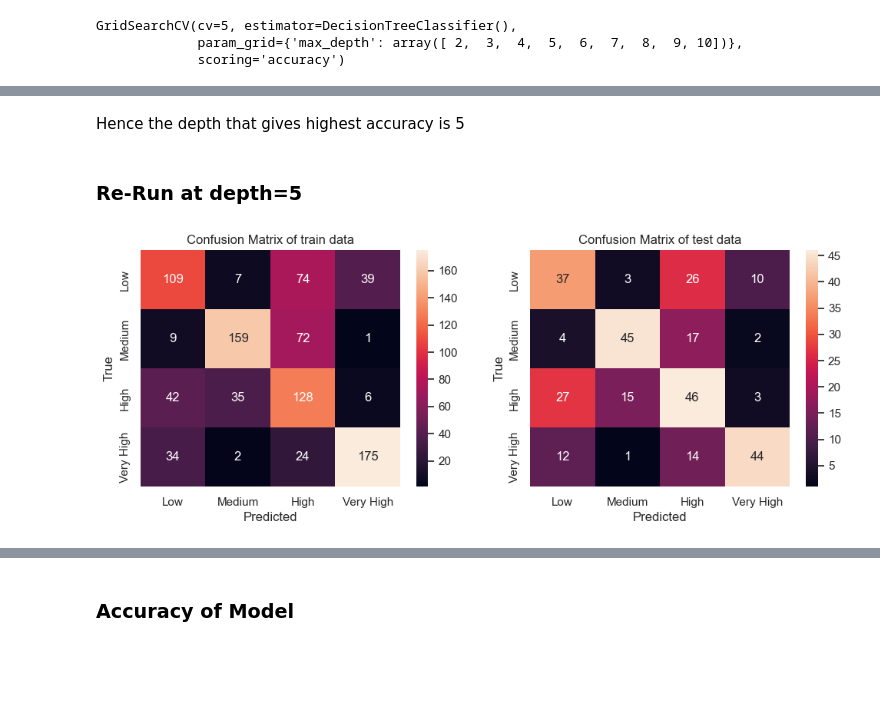
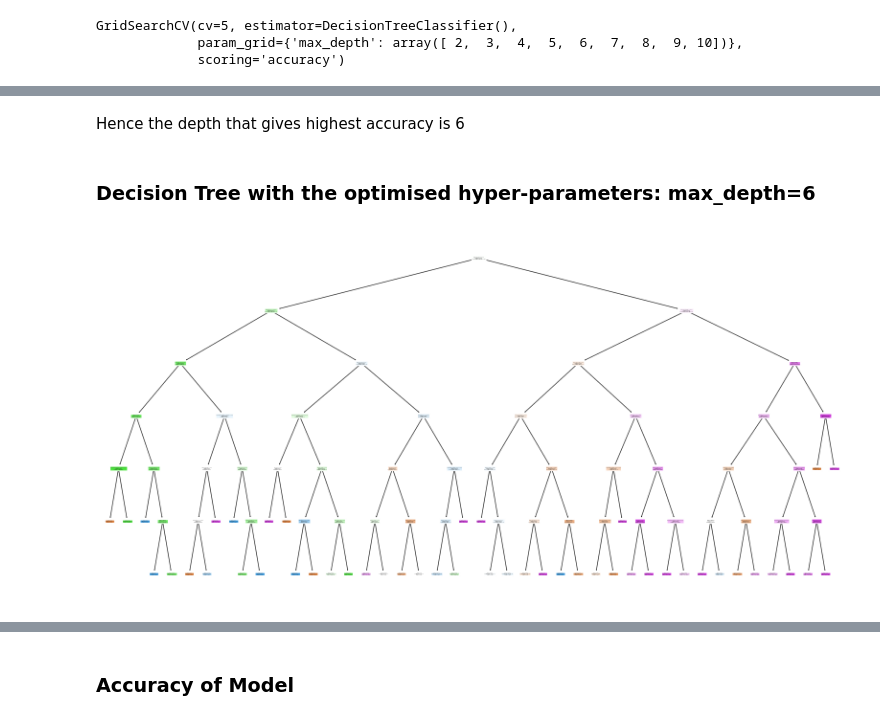
Before and after one commit to xubin0/SC1015_FDDB_Team4, a Jupyter notebook: SC1015 Project Final.ipynb, the cells around one changed output, grey strips where cells are left out. Cells and saved outputs as stored; diff of their text form; code cells hidden in the pictures; blank space fills up the shorter version.

```diff
--- a/SC1015 Project Final.ipynb
+++ b/SC1015 Project Final.ipynb
@@ -958,36 +963,14 @@ DecisionTreeClassifier(max_depth=5)
 # %% [markdown]
-Hence the depth that gives highest accuracy is 5
+Hence the depth that gives highest accuracy is 6
 # %% [markdown]
-### Re-Run at depth=5
+### Decision Tree with the optimised hyper-parameters: max_depth=6
 # %%
 # Initialize and train the decision tree classifier
-dt_improved = DecisionTreeClassifier(max_depth=5)
+dt_improved = DecisionTreeClassifier(max_depth=6)
 dt_improved.fit(X_train, y_cat_train)
 
-# Make predictions
-y_improved_dt_train_pred = dt_improved.predict(X_train)
-y_improved_dt_test_pred = dt_improved.predict(X_test)
-
-#get confusion matrix from test and train
-cm_train_dt_improved = confusion_matrix(y_cat_train, y_improved_dt_train_pred)
-cm_test_dt_improved = confusion_matrix(y_cat_test, y_improved_dt_test_pred)
-label_names = ['Low', 'Medium', 'High', 'Very High']
-
-
-fig, axes = plt.subplots(1, 2, figsize=(12, 4))
-
-# Plot confusion matrix for train data
-sb.heatmap(cm_train_dt_improved, annot=True, fmt="d", xticklabels=label_names, yticklabels=label_names, ax=axes[0])
-axes[0].set_xlabel('Predicted')
-axes[0].set_ylabel('True')
-axes[0].set_title('Confusion Matrix of train data')
-
-# Plot confusion matrix for test data
-sb.heatmap(cm_test_dt_improved, annot=True, fmt="d", xticklabels=label_names, yticklabels=label_names, ax=axes[1])
-axes[1].set_xlabel('Predicted')
-axes[1].set_ylabel('True')
-axes[1].set_title('Confusion Matrix of test data')
-
+plt.figure(figsize=(20, 10))
+plot_tree(dt_improved, filled=True, feature_names=list(X_train.columns), class_names=['Low', 'Medium', 'High', 'Very High'])
 plt.show()
 # %% [output]
-[figure, old version]
+[figure, new version]
```
Also changed, not shown: parts of 24 cells of this notebook.
